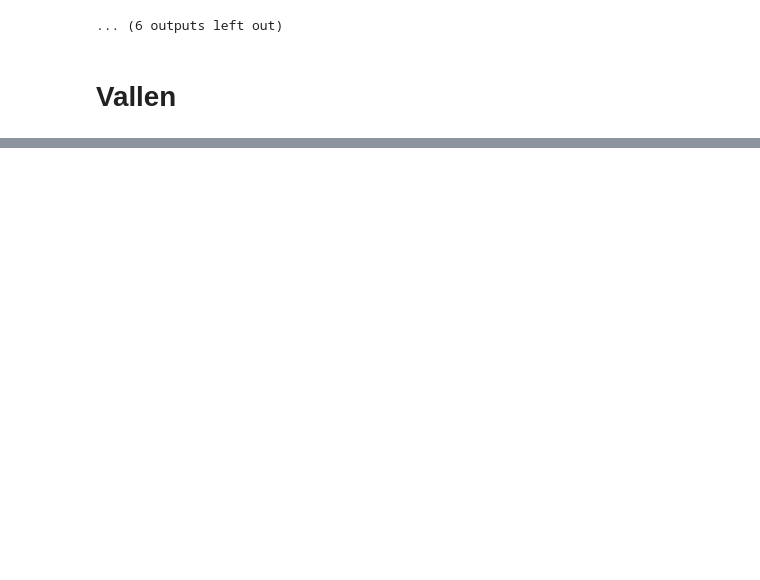
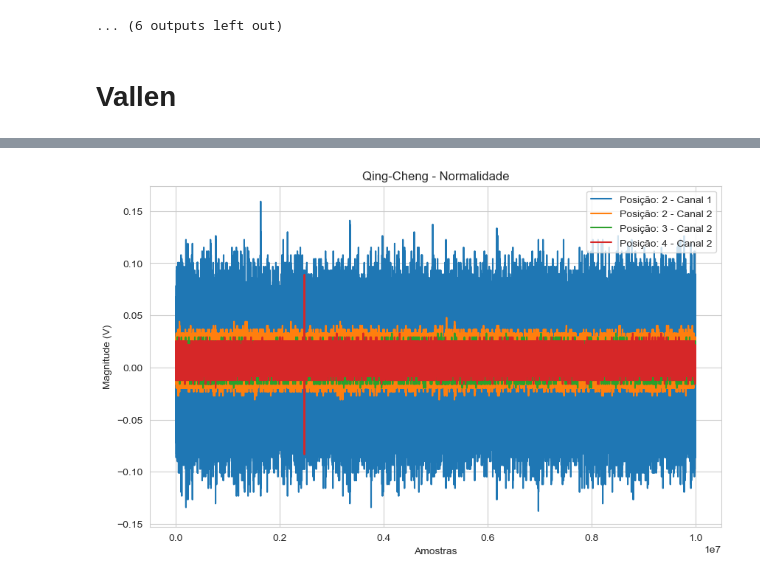
Before and after one commit to lukaltk/TCC-ml, a Jupyter notebook: model_analysis/dado-bruto.ipynb, the cells around one changed output, grey strips where cells are left out. Cells and saved outputs as stored; diff of their text form; code cells hidden in the pictures; blank space fills up the shorter version.

```diff
--- a/model_analysis/dado-bruto.ipynb
+++ b/model_analysis/dado-bruto.ipynb
@@ -153,0 +202,35 @@ for data_type, data_frames in vallen_data.items():
+# %%
+def plot_overlapping_all_position_raw_data(df_dict: dict, title: str, sensor_name: str):
+    plt.figure(figsize=(10, 6))
+
+    position='2'
+    df = df_dict[title][position]
+    plt.plot(df.index, df['valor_canal_1'], label=f'Posição: {position} - Canal 1')
+    plt.plot(df.index, df['valor_canal_2'], label=f'Posição: {position} - Canal 2')
+
+    position='3'
+    df = df_dict[title][position]
+    # plt.plot(df.index, df['valor_canal_1'], label=f'{sensor_name} - Canal 1')
+    plt.plot(df.index, df['valor_canal_2'], label=f'Posição: {position} - Canal 2')
+
+    position='4'
+    df = df_dict[title][position]
+    # plt.plot(df.index, df['valor_canal_1'], label=f'{sensor_name} - Canal 1')
+    plt.plot(df.index, df['valor_canal_2'], label=f'Posição: {position} - Canal 2')
+
+    plt.xlabel('Amostras')
+    plt.ylabel('Magnitude (V)')
+    plt.title(f'{sensor_name} - {title}')
+
+    plt.legend(loc='upper right')
+    plt.show()
+# %%
+title='Normalidade'
+
+plot_overlapping_all_position_raw_data(
+    df_dict=qing_cheng_data,
+    sensor_name=qing_cheng_model_name,
+    title=title
+)
+# %% [output]
+[figure, added]
```
Also changed, not shown: parts of 11 cells of this notebook, 3 other files.
